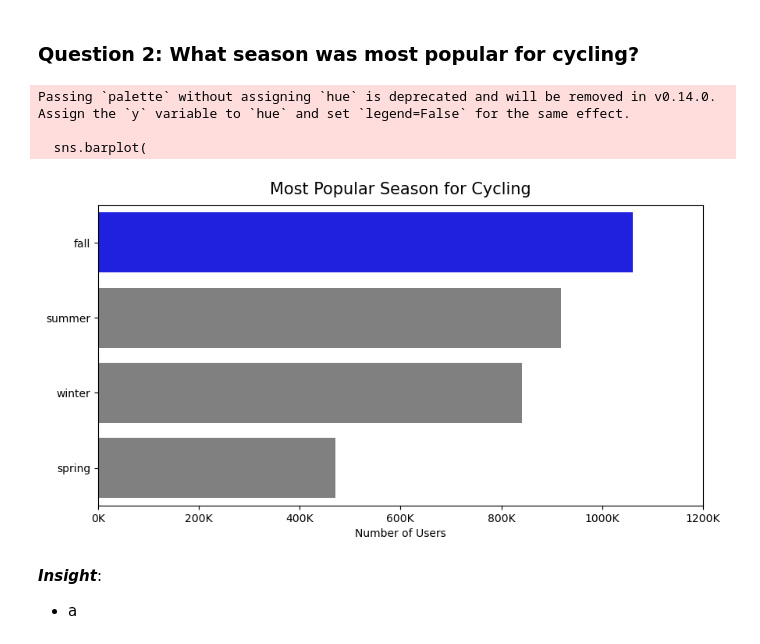
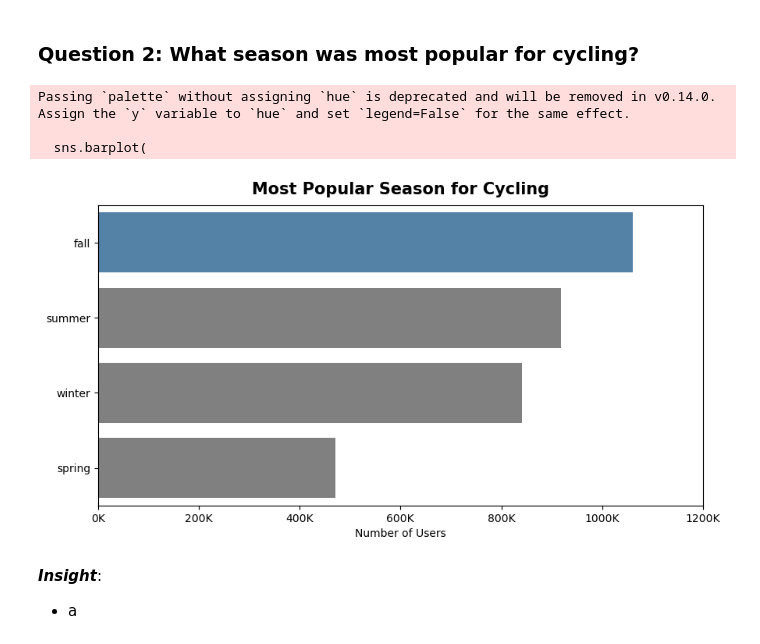
Before and after one commit to Sulbae/Bike-Sharing-Practice, a Jupyter notebook: notebook.ipynb, the cells around one changed output. Drawn from its saved outputs; the diff is of its cells as text; code cells hidden in the pictures.

```diff
--- a/notebook.ipynb
+++ b/notebook.ipynb
@@ -569,41 +596,42 @@ plt.show()
 # %% [markdown]
 ### Question 2: What season was most popular for cycling?
 # %%
-season_fig, ax = plt.subplots(nrows=1, figsize=(10, 5))
+season_fig, ax = plt.subplots(figsize=(10, 5))
 
 max_value = seasonal_trend_sorted["total_users"].max()
 
-colors = ["blue" if value == max_value else "grey" for value in seasonal_trend_sorted["total_users"]]
+colors = ["#4682B4" if value == max_value else "grey" for value in seasonal_trend_sorted["total_users"]]
 
 sns.barplot(
     x="total_users",
     y="season",
     data=seasonal_trend_sorted,
     order=seasonal_trend_sorted["season"],
     palette=colors
 )
 
 xticks = ax.get_xticks()
 ax.set_xticks(xticks)
 ax.set_xticklabels([f"{int(x/1000)}K" for x in xticks])
 
 plt.title("Most Popular Season for Cycling",
           loc="center",
           fontsize=15,
+          fontweight="bold",
           pad=10
 )
 
 plt.ylabel(None)
 plt.xlabel("Number of Users")
 
 season_plot = season_fig
 
 plt.show()
 # %% [output]
 Passing `palette` without assigning `hue` is deprecated and will be removed in v0.14.0. Assign the `y` variable to `hue` and set `legend=False` for the same effect.
 
   sns.barplot(
-[figure, old version]
+[figure, new version]
 # %% [markdown]
 *__Insight__*:
 - a
```
Also changed, not shown: parts of 9 cells of this notebook.
